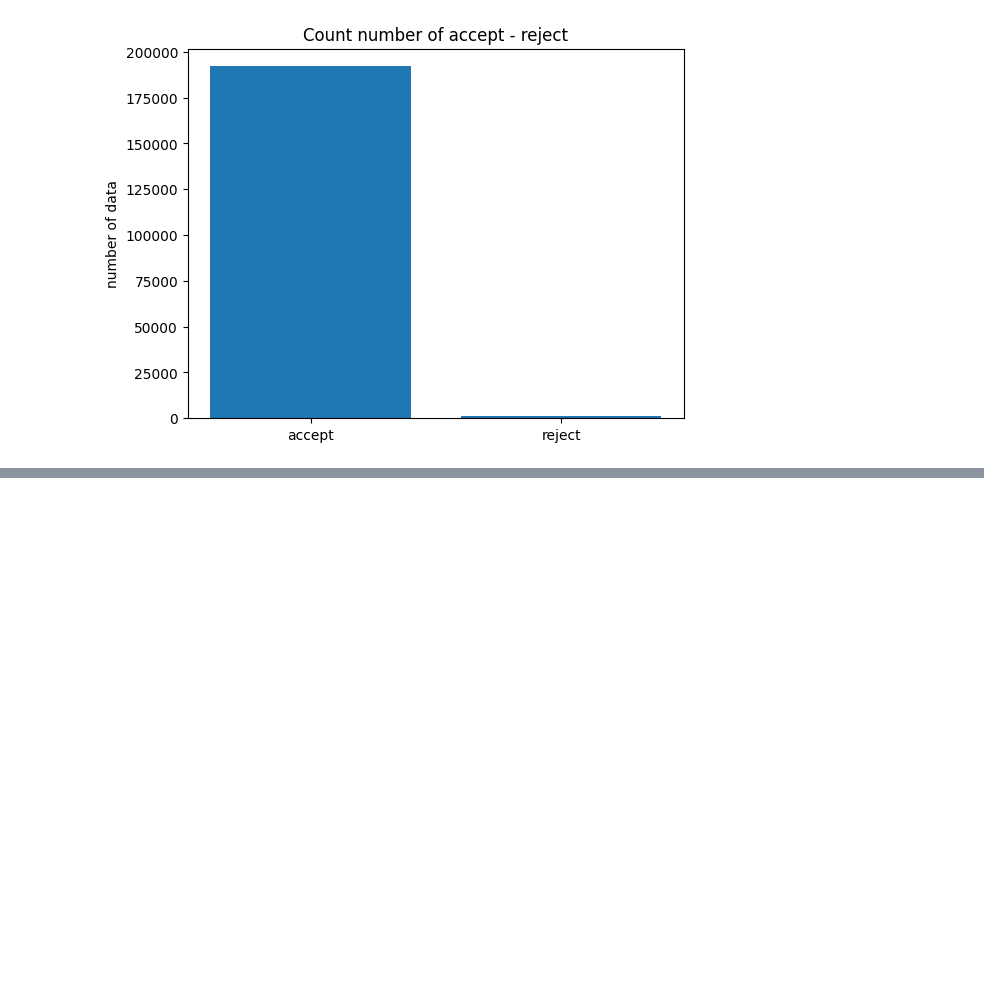
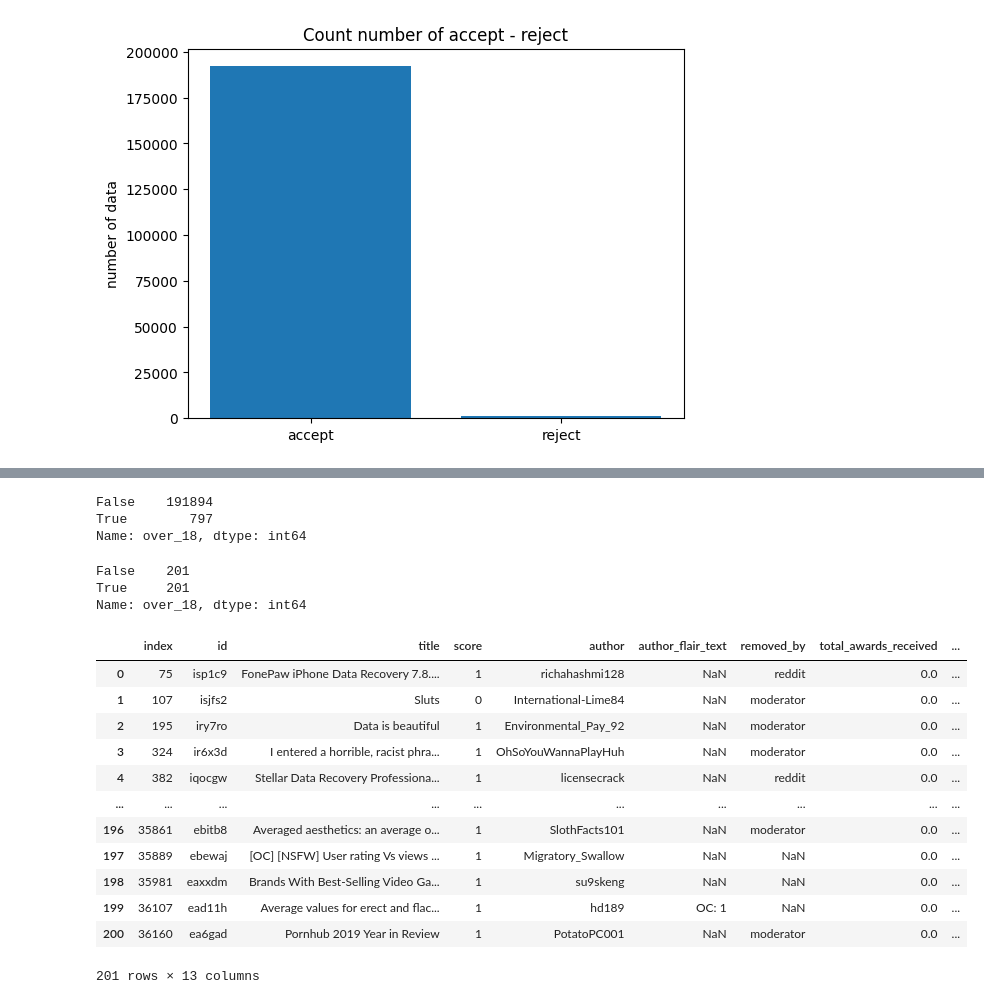
Before and after one commit to toilaluan/NSFW-POST-DETECTION, a Jupyter notebook: eda/eda.ipynb, the cells around one changed output, grey strips where cells are left out. Cells and saved outputs as stored; diff of their text form; code cells hidden in the pictures; blank space fills up the shorter version.

```diff
--- a/eda/eda.ipynb
+++ b/eda/eda.ipynb
@@ -31,0 +41,20 @@ plt.show()
+# %%
+N_VAL = 200
+# %%
+val_list = [data[data['over_18'] == False].reset_index().loc[:N_VAL], data[data['over_18'] == True].reset_index().loc[:N_VAL]]
+train_list = [data[data['over_18'] == False].reset_index().loc[N_VAL:], data[data['over_18'] == True].reset_index().loc[N_VAL:]]
+# %%
+val_df = pd.concat(val_list)
+train_df = pd.concat(train_list)
+# %%
+train_df['over_18'].value_counts()
+# %% [output]
+False    191894
+True        797
+Name: over_18, dtype: int64
+# %%
+val_df['over_18'].value_counts()
+# %% [output]
+False    201
+True     201
+Name: over_18, dtype: int64
@@ -31,0 +64,16 @@ plt.show()
+# %%
+val_df[val_df['over_18'] == True]
+# %% [output]
+|  | index | id | title | score | author | author_flair_text | removed_by | total_awards_received | ... |
+| 0 | 75 | isp1c9 | FonePaw iPhone Data Recovery 7.8.... | 1 | richahashmi128 | NaN | reddit | 0.0 | ... |
+| 1 | 107 | isjfs2 | Sluts | 0 | International-Lime84 | NaN | moderator | 0.0 | ... |
+| 2 | 195 | iry7ro | Data is beautiful | 1 | Environmental_Pay_92 | NaN | moderator | 0.0 | ... |
+| 3 | 324 | ir6x3d | I entered a horrible, racist phra... | 1 | OhSoYouWannaPlayHuh | NaN | moderator | 0.0 | ... |
+| 4 | 382 | iqocgw | Stellar Data Recovery Professiona... | 1 | licensecrack | NaN | reddit | 0.0 | ... |
+| ... | ... | ... | ... | ... | ... | ... | ... | ... | ... |
+| 196 | 35861 | ebitb8 | Averaged aesthetics: an average o... | 1 | SlothFacts101 | NaN | moderator | 0.0 | ... |
+| 197 | 35889 | ebewaj | [OC] [NSFW] User rating Vs views ... | 1 | Migratory_Swallow | NaN | NaN | 0.0 | ... |
+| 198 | 35981 | eaxxdm | Brands With Best-Selling Video Ga... | 1 | su9skeng | NaN | NaN | 0.0 | ... |
+| 199 | 36107 | ead11h | Average values for erect and flac... | 1 | hd189 | OC: 1 | NaN | 0.0 | ... |
+| 200 | 36160 | ea6gad | Pornhub 2019 Year in Review | 1 | PotatoPC001 | NaN | moderator | 0.0 | ... |
+201 rows × 13 columns
```
Also changed, not shown: parts of 3 cells of this notebook, 5 other files.
